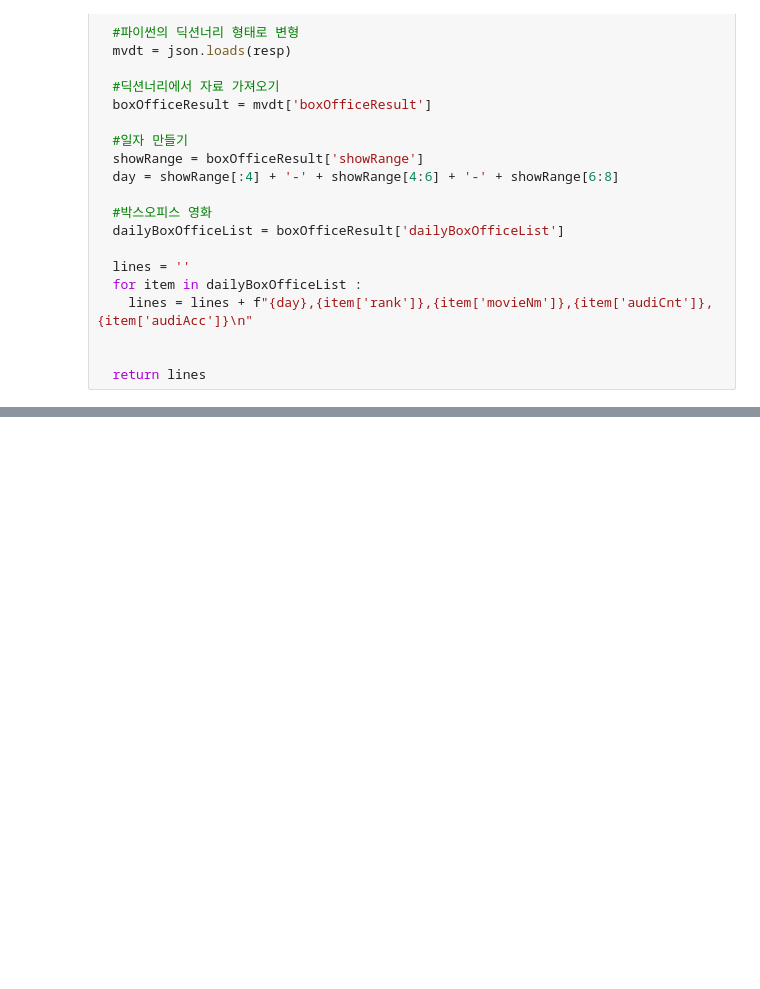
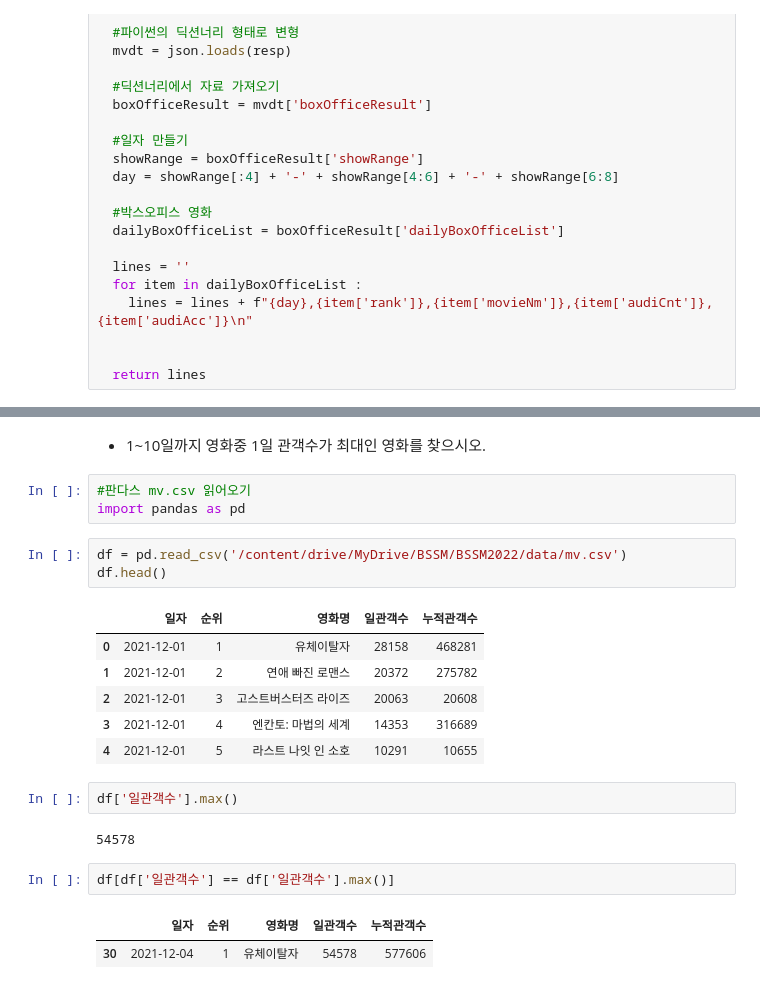
Before and after one commit to cybermin/2022_BSSM, a Jupyter notebook: 05_codelab2_urllib.ipynb, the cells around one changed output, grey strips where cells are left out. Saved outputs shown, nothing was run; the diff lists cells and outputs as text; blank space fills up the shorter version.

```diff
--- a/05_codelab2_urllib.ipynb
+++ b/05_codelab2_urllib.ipynb
@@ -224,0 +189,24 @@ for i  in range(1,5) :
+# %% [markdown]
++ 1~10일까지 영화중 1일 관객수가 최대인 영화를 찾으시오.
+# %%
+#판다스 mv.csv 읽어오기
+import pandas as pd
+# %%
+df = pd.read_csv('/content/drive/MyDrive/BSSM/BSSM2022/data/mv.csv')
+df.head()
+# %% [output]
+|  | 일자 | 순위 | 영화명 | 일관객수 | 누적관객수 |
+| 0 | 2021-12-01 | 1 | 유체이탈자 | 28158 | 468281 |
+| 1 | 2021-12-01 | 2 | 연애 빠진 로맨스 | 20372 | 275782 |
+| 2 | 2021-12-01 | 3 | 고스트버스터즈 라이즈 | 20063 | 20608 |
+| 3 | 2021-12-01 | 4 | 엔칸토: 마법의 세계 | 14353 | 316689 |
+| 4 | 2021-12-01 | 5 | 라스트 나잇 인 소호 | 10291 | 10655 |
+# %%
+df['일관객수'].max()
+# %% [output]
+54578
+# %%
+df[df['일관객수'] == df['일관객수'].max()]
+# %% [output]
+|  | 일자 | 순위 | 영화명 | 일관객수 | 누적관객수 |
+| 30 | 2021-12-04 | 1 | 유체이탈자 | 54578 | 577606 |
```
Also changed, not shown: parts of 2 cells of this notebook.
